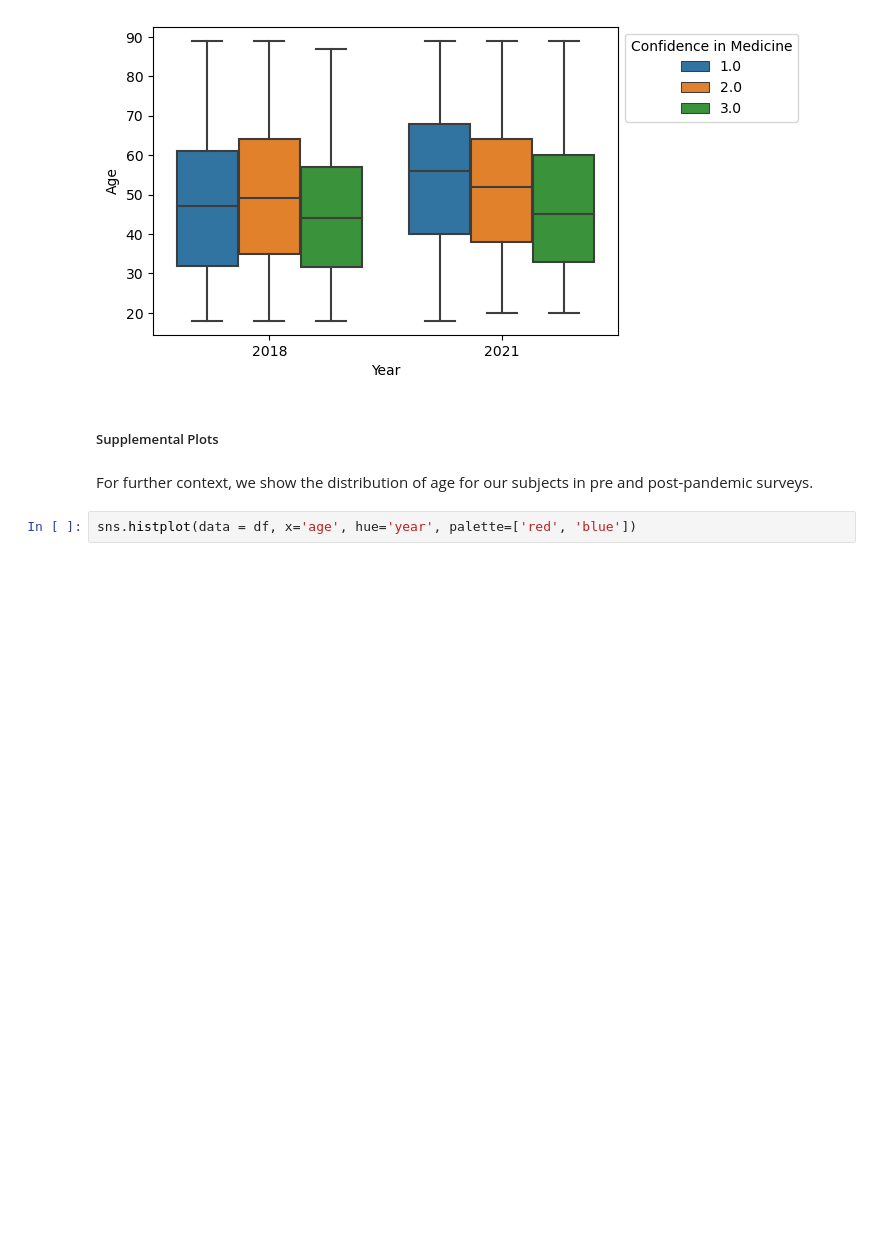
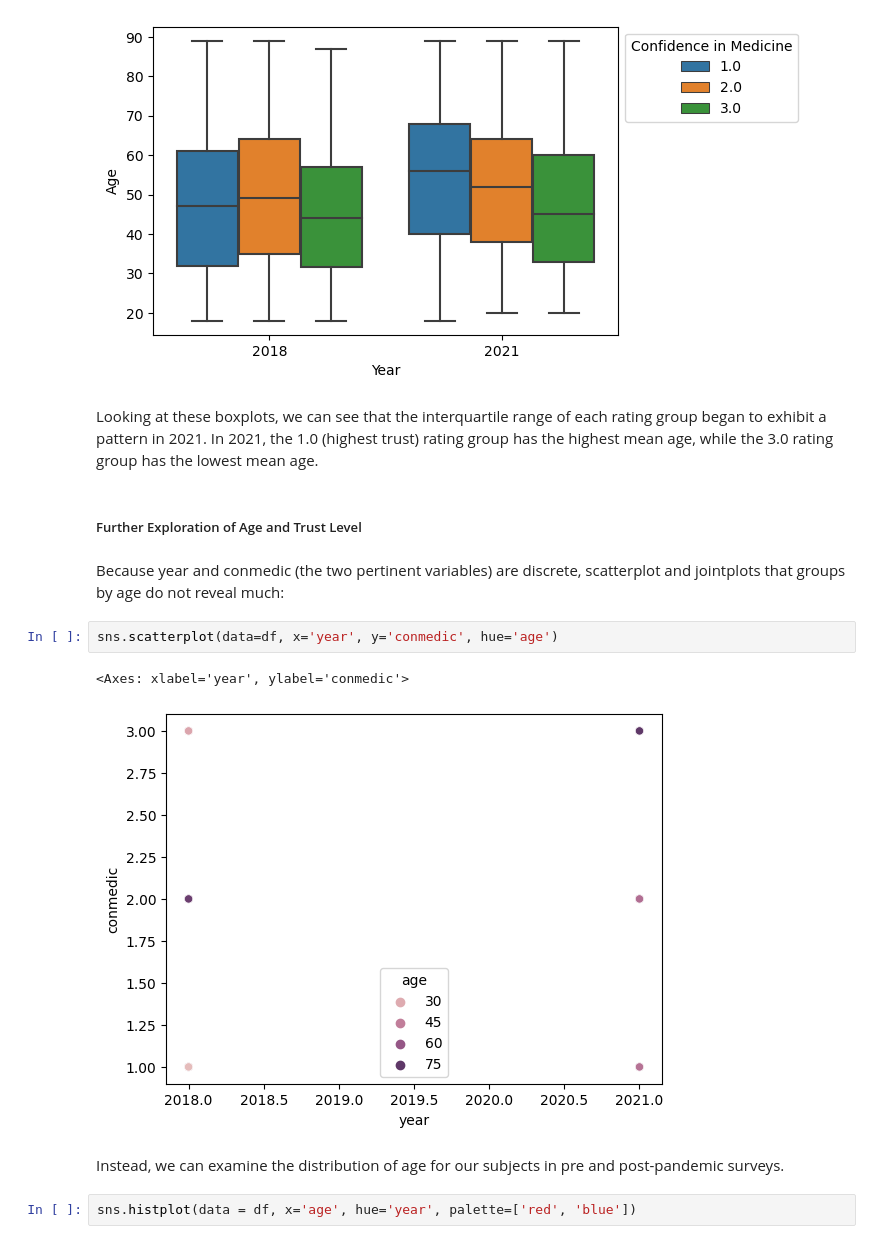
Before and after one commit to jacqueline-chao/project-1, a Jupyter notebook: src/data_viz.ipynb, the cells around one changed output. Cells and saved outputs as stored; diff of their text form; blank space fills up the shorter version.

```diff
--- a/src/data_viz.ipynb
+++ b/src/data_viz.ipynb
@@ -251,10 +299,19 @@ plt.ylabel("Age")
 # %% [output]
 Text(0, 0.5, 'Age')
 [figure]
-# %% [markdown]
-##### Supplemental Plots
+# %% [markdown]
+Looking at these boxplots, we can see that the interquartile range of each rating group began to exhibit a pattern in 2021. In 2021, the 1.0 (highest trust) rating group has the highest mean age, while the 3.0 rating group has the lowest mean age.
+# %% [markdown]
+##### Further Exploration of Age and Trust Level
+# %% [markdown]
+Because year and conmedic (the two pertinent variables) are discrete, scatterplot and jointplots that groups by age do not reveal much:
+# %%
+sns.scatterplot(data=df, x='year', y='conmedic', hue='age')
+# %% [output]
+<Axes: xlabel='year', ylabel='conmedic'>
+[figure, added]
 # %% [markdown]
-For further context, we show the distribution of age for our subjects in pre and post-pandemic surveys.
+Instead, we can examine the distribution of age for our subjects in pre and post-pandemic surveys.
 # %%
 sns.histplot(data = df, x='age', hue='year', palette=['red', 'blue'])
 # %% [output]
```
Also changed, not shown: parts of 22 cells of this notebook.
